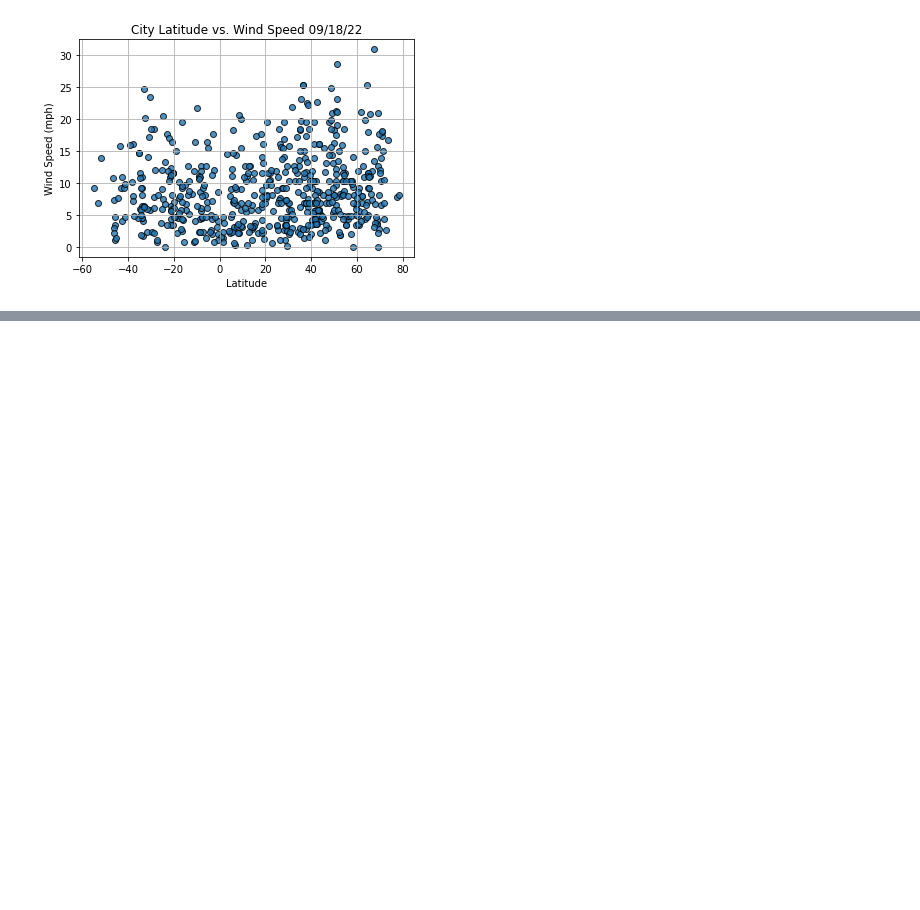
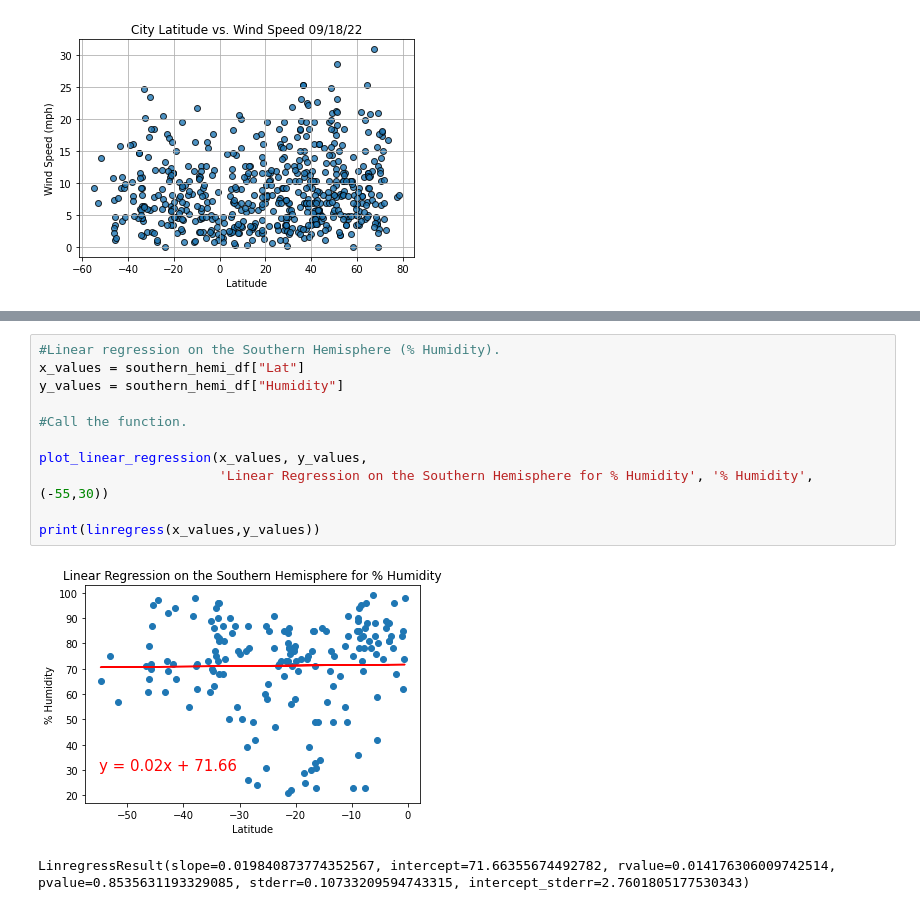
Before and after one commit to dpTuttle/World_Weather_Analysis, a Jupyter notebook: WeatherPy.ipynb, the cells around one changed output, grey strips where cells are left out. Cells and saved outputs as stored; diff of their text form; blank space fills up the shorter version.

```diff
--- a/WeatherPy.ipynb
+++ b/WeatherPy.ipynb
@@ -291,0 +411,14 @@ plt.show()
+# %%
+#Linear regression on the Southern Hemisphere (% Humidity).
+x_values = southern_hemi_df["Lat"]
+y_values = southern_hemi_df["Humidity"]
+
+#Call the function.
+
+plot_linear_regression(x_values, y_values,
+                       'Linear Regression on the Southern Hemisphere for % Humidity', '% Humidity', (-55,30))
+
+print(linregress(x_values,y_values))
+# %% [output]
+[figure, added]
+LinregressResult(slope=0.019840873774352567, intercept=71.66355674492782, rvalue=0.014176306009742514, pvalue=0.8535631193329085, stderr=0.10733209594743315, intercept_stderr=2.7601805177530343)
```
Also changed, not shown: parts of 12 cells of this notebook.
